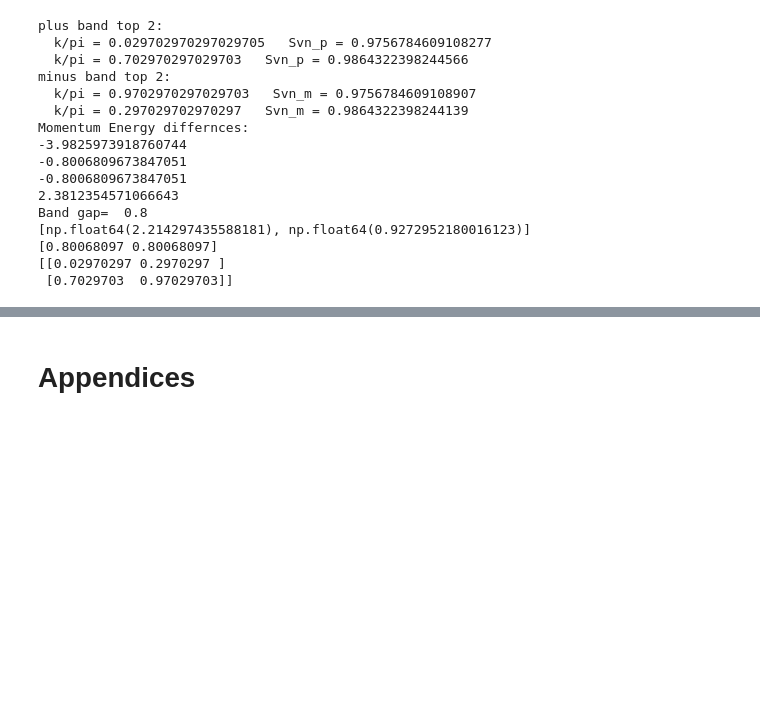
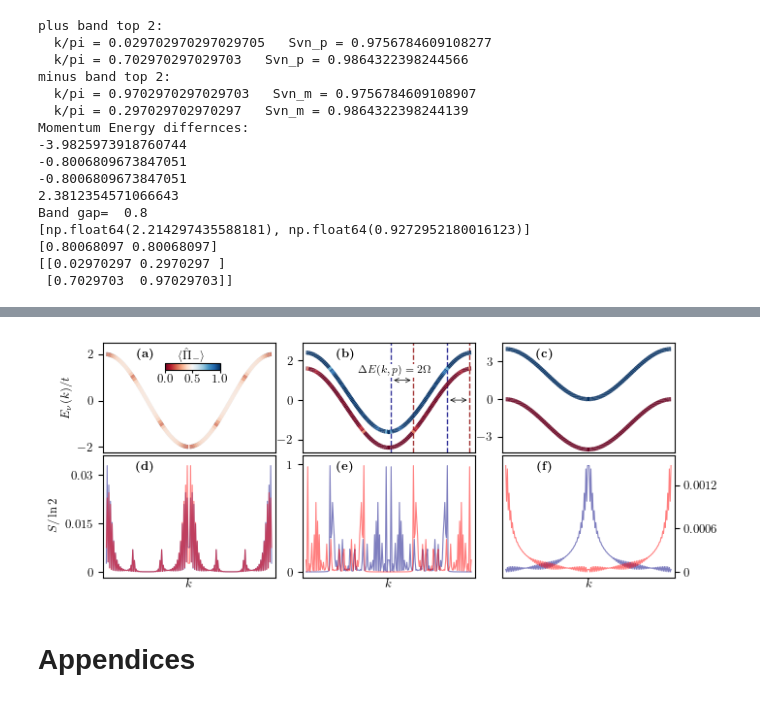
Before and after one commit to Ssalazar12/submission_VN_spinless, a Jupyter notebook: notebooks/analysis/manuscript_figures.ipynb, the cells around one changed output, grey strips where cells are left out. Cells and saved outputs as stored; diff of their text form; code cells hidden in the pictures; blank space fills up the shorter version.

Commit message:
modified fig.3 to host three panels now

```diff
--- a/notebooks/analysis/manuscript_figures.ipynb
+++ b/notebooks/analysis/manuscript_figures.ipynb
@@ -1394,3 +1396,96 @@ fig.savefig(fig_route + "fig3.pdf",bbox_inches="tight")
+# %%
+# ======================= CELL 2: the figure =======================
+cmap_obj = plt.get_cmap("RdBu")
+norm = plt.Normalize(0.0, 1.0)
+
+def plot_colored_line(axis, x, y, values, linewidth=1.5):
+    values = np.real(np.asarray(values))
+    pts = np.column_stack((x, y)).reshape(-1, 1, 2)
+    segs = np.concatenate((pts[:-1], pts[1:]), axis=1)
+    line = LineCollection(segs, cmap=cmap_obj, norm=norm, linewidth=linewidth, capstyle="butt")
+    line.set_array(0.5*(values[:-1] + values[1:]))
+    axis.add_collection(line)
+    return line
+
+def panel_label(ax, s):
+    """bold label, top centre of the panel: with usetex fontweight is ignored -> \\textbf"""
+    txt = r"\textbf{(%s)}" % s if matplotlib.rcParams["text.usetex"] else "(%s)" % s
+    ax.text(0.25, 0.95, txt, transform=ax.transAxes, ha="center", va="top",
+            fontsize=base_font, fontweight="bold", zorder=50)
+
+pi_fmt = matplotlib.ticker.FuncFormatter(                      # CHANGED: -0.5 inside math -> proper minus
+    lambda v, p: "0" if v == 0 else (r"$\pi$" if v == np.pi else (r"$-\pi$" if v == -np.pi
+                 else r"$%.2g\pi$" % (v/np.pi))))
+
+                               # PRL two-column (figure*) width
+fig = plt.figure(figsize=(1.86*bwidth, 0.56*bheight*2))
+gs = fig.add_gridspec(2, 3, height_ratios=[0.9, 1.0], hspace=0.02, wspace=0.16,
+                      left=0.055, right=0.95, bottom=0.09, top=0.96)   # CHANGED: right 0.98 -> 0.95
+top_labels = ["a", "b", "c"]
+bot_labels = ["d", "e", "f"]
+
+for j, d in enumerate(bands):
+    t_ = d["t"]
+    ax_t = fig.add_subplot(gs[0, j])
+    ax_b = fig.add_subplot(gs[1, j], sharex=ax_t)
+
+    # resonance guides only where they matter (old fig3 column)
+    if t_ == 0.4:
+        for (kp, km) in d["pairs"]:
+            ax_t.axvline(kp, color="navy", ls="--", alpha=0.8, lw=1.0, zorder=1)
+            ax_t.axvline(km, color="darkred", ls="--", alpha=0.8, lw=1.0, zorder=1)
+        for (x1_, x2_), y_ in zip(d["pairs"], [1.0, 0.0]):
+            ax_t.add_patch(matplotlib.patches.FancyArrowPatch((x1_, y_), (x2_, y_), arrowstyle="<->",
+                           mutation_scale=8, lw=0.5, color="k", zorder=30))
+        x1_, x2_ = d["pairs"][0]
+        ax_t.text(0.5*(x1_ + x2_)-0.3, 1.35, r"$\Delta E(k,p)=2\Omega$", ha="center", fontsize=base_font-1,
+                  zorder=30, bbox=dict(facecolor="white", edgecolor="none", pad=1))
+
+    for E, c in [(d["E_p"], d["c_p"]), (d["E_m"], d["c_m"])]:
+        plot_colored_line(ax_t, d["k"], E, c, linewidth=3).set_zorder(20)
+
+    S_p, S_m = d["S_p"]/np.log(2), d["S_m"]/np.log(2)
+    ax_b.plot(d["k"], S_p, color="navy", lw=0.8, alpha=0.5)
+    ax_b.plot(d["k"], S_m, color="red", lw=0.8, alpha=0.5)
+
+    # limits: band top-centre is empty (k=0 is the band minimum); entropy gets 35% headroom
+    ax_t.set_ylim(-2.25 - t_, 2.5 + t_)
+    Smax = max(S_p.max(), S_m.max())
+    ax_b.set_ylim(-0.05*Smax, 1.1*Smax)
+    ax_t.set_xlim(-np.pi - 0.1, np.pi + 0.1)
+    ax_t.set_xticks([])
+    ax_t.xaxis.set_major_formatter(pi_fmt)
+    ax_t.tick_params(axis="x", labelbottom=False)
+    ax_b.yaxis.set_major_formatter(matplotlib.ticker.FuncFormatter(lambda v, p: "%g" % v))
+    ax_b.yaxis.set_major_locator(MaxNLocator(3, integer=True))
+    ax_t.yaxis.set_major_locator(MaxNLocator(4, integer=True))
+    ax_b.set_xlabel(r"$k$", fontsize=base_font, labelpad=1)
+    if j == 0:
+        ax_t.set_ylabel(r"$E_\nu(k)/t$", fontsize=base_font)
+        ax_b.set_ylabel(r"$S/\ln 2$", fontsize=base_font)
+    if j == 2:                                                   # CHANGED: long ticks of (f) on the right
+        ax_b.yaxis.tick_right()
+
+    panel_label(ax_t, top_labels[j])
+    panel_label(ax_b, bot_labels[j])
+
+sm = plt.cm.ScalarMappable(cmap=cmap_obj, norm=norm)
+
+# CHANGED: compact horizontal colorbar in the empty top-centre of (a).
+# Empty by the dispersion E = -2t cos k: for |k| < 0.3 pi the band stays below E = -1.2,
+# i.e. the lower ~25 % of the panel; the bar sits at 80 % height.
+pos = fig.axes[0].get_position()
+cax = fig.add_axes([pos.x0 + 0.36*pos.width, pos.y0 + 0.75*pos.height,
+                    0.32*pos.width, 0.06*pos.height])
+cbar = fig.colorbar(sm, cax=cax, orientation="horizontal", ticks=[0, 0.5, 1])
+cbar.ax.xaxis.set_ticks_position("bottom")
+cbar.ax.xaxis.set_label_position("top")
+cbar.set_label(r"$\langle \hat{\Pi}_{-} \rangle$", fontsize=base_font, labelpad=3.5)
+cbar.ax.tick_params(labelsize=base_font, pad=1, length=2)
+
+fig.savefig(fig_route + "fig3.pdf", bbox_inches="tight", pad_inches=0.01)   # CHANGED: no clipped labels
+# %% [output]
+[figure, added]
 # %% [markdown]
 # Appendices
 # %% [markdown]
```
Also changed, not shown: parts of 4 cells of this notebook, 17 other files.
